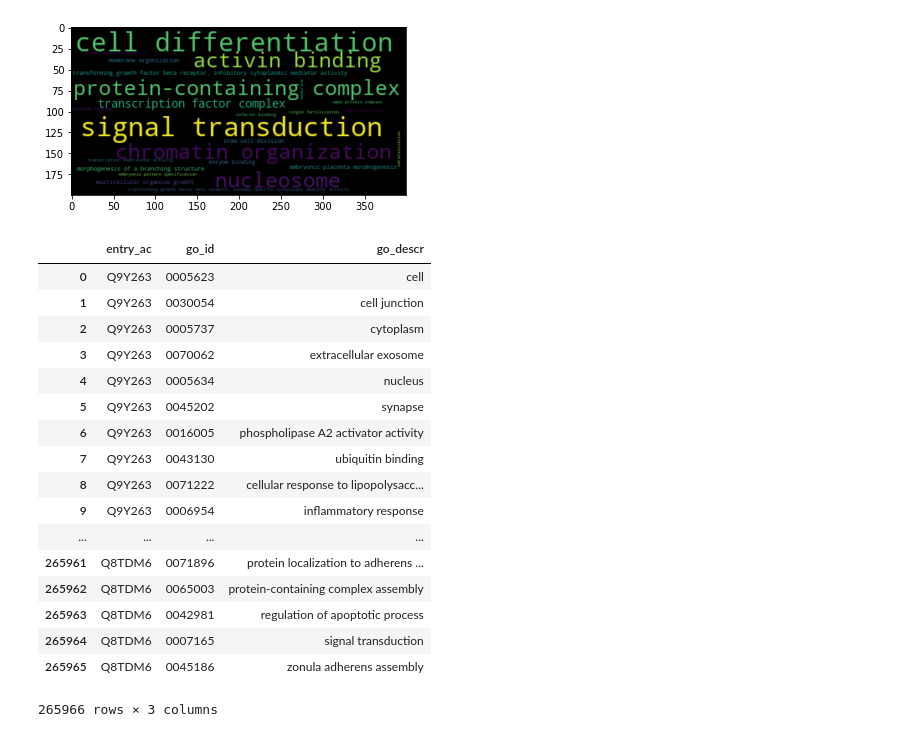
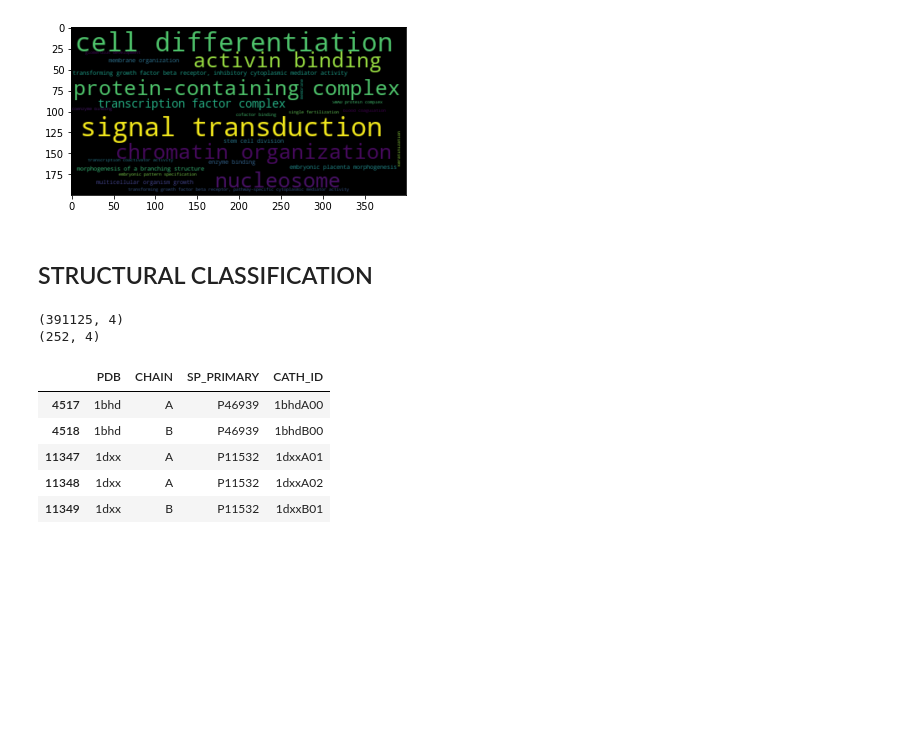
Before and after one commit to damiclem/proteincake, a Jupyter notebook: Helping function (temp).ipynb, the cells around one changed output. Saved outputs shown, nothing was run; the diff lists cells and outputs as text; code cells hidden in the pictures; blank space fills up the shorter version.

```diff
--- a/Helping function (temp).ipynb
+++ b/Helping function (temp).ipynb
@@ -804,24 +804,5 @@ Try using .loc[row_indexer,col_indexer] = value instead
 See the caveats in the documentation: https://pandas.pydata.org/pandas-docs/stable/user_guide/indexing.html#returning-a-view-versus-a-copy
 <matplotlib.image.AxesImage at 0x...>
 [figure]
-# %%
-ds_gene_ontology
-# %% [output]
-|  | entry_ac | go_id | go_descr |
-| 0 | Q9Y263 | 0005623 | cell |
-| 1 | Q9Y263 | 0030054 | cell junction |
-| 2 | Q9Y263 | 0005737 | cytoplasm |
-| 3 | Q9Y263 | 0070062 | extracellular exosome |
-| 4 | Q9Y263 | 0005634 | nucleus |
-| 5 | Q9Y263 | 0045202 | synapse |
-| 6 | Q9Y263 | 0016005 | phospholipase A2 activator activity |
-| 7 | Q9Y263 | 0043130 | ubiquitin binding |
-| 8 | Q9Y263 | 0071222 | cellular response to lipopolysacc... |
-| 9 | Q9Y263 | 0006954 | inflammatory response |
-| ... | ... | ... | ... |
-| 265961 | Q8TDM6 | 0071896 | protein localization to adherens ... |
-| 265962 | Q8TDM6 | 0065003 | protein-containing complex assembly |
-| 265963 | Q8TDM6 | 0042981 | regulation of apoptotic process |
-| 265964 | Q8TDM6 | 0007165 | signal transduction |
-| 265965 | Q8TDM6 | 0045186 | zonula adherens assembly |
-265966 rows × 3 columns
+# %% [markdown]
+## STRUCTURAL CLASSIFICATION
@@ -827,0 +814,18 @@ ds_gene_ontology
+# %%
+original = pd.read_csv(ORIGINAL, sep='\t', dtype=str)
+human = pd.read_csv(HUMAN, sep='\t', dtype=str)
+### PDB TO CATH
+pdb_cath = pd.read_csv(PDB2CATH, sep ='\t', header=1, dtype=str)
+print(pdb_cath.shape)
+pdb_cath = pdb_cath[pdb_cath.SP_PRIMARY.isin(original.entry_ac)]
+print(pdb_cath.shape)
+pdb_cath.sort_values(by='PDB').head()
+# %% [output]
+(391125, 4)
+(252, 4)
+|  | PDB | CHAIN | SP_PRIMARY | CATH_ID |
+| 4517 | 1bhd | A | P46939 | 1bhdA00 |
+| 4518 | 1bhd | B | P46939 | 1bhdB00 |
+| 11347 | 1dxx | A | P11532 | 1dxxA01 |
+| 11348 | 1dxx | A | P11532 | 1dxxA02 |
+| 11349 | 1dxx | B | P11532 | 1dxxB01 |
```
Also changed, not shown: parts of 5 cells of this notebook, 2 other files.
